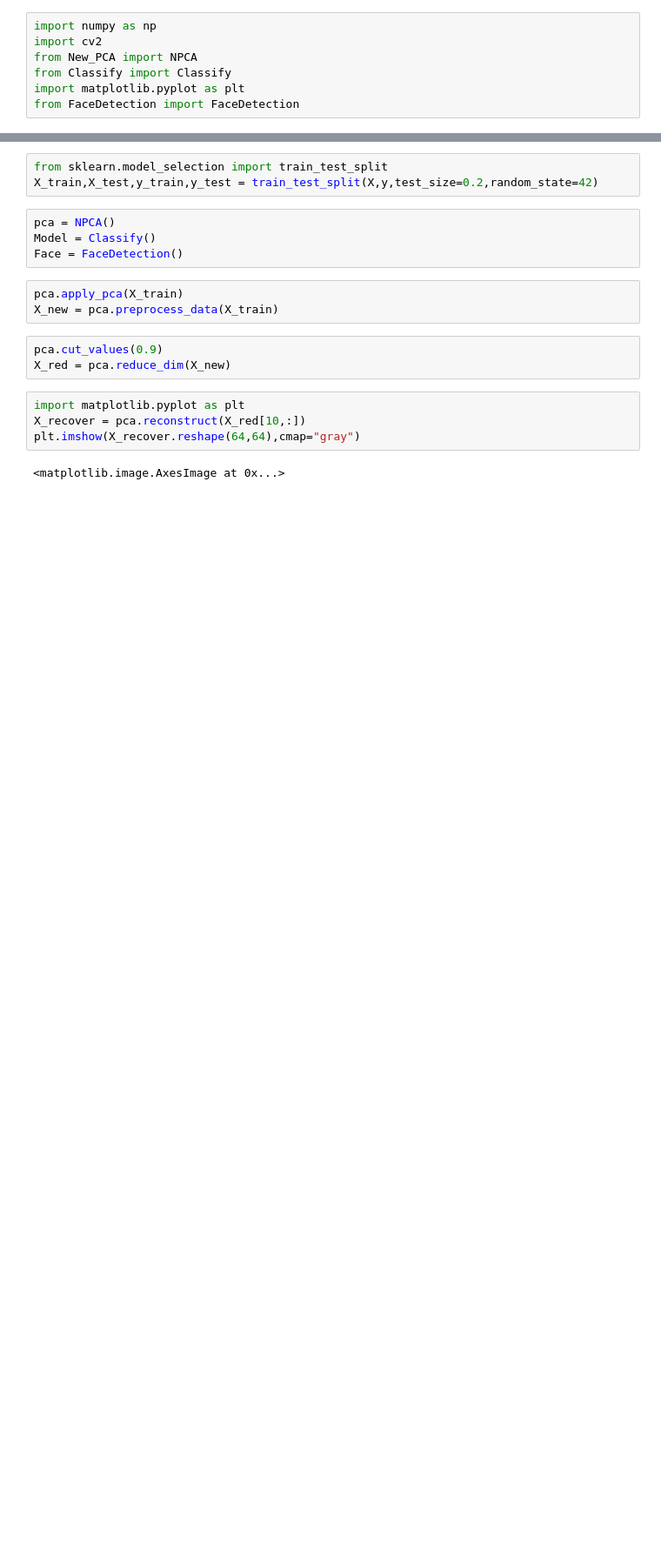
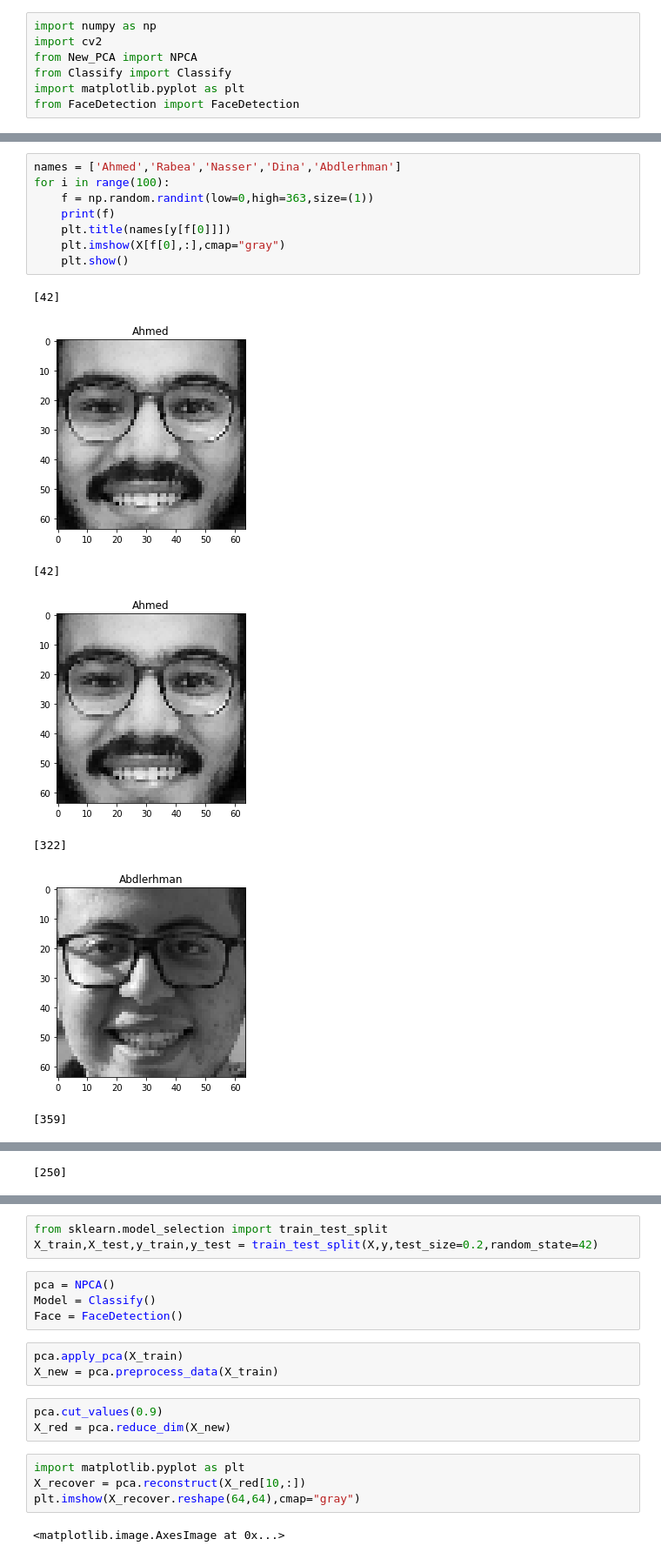
Before and after one commit to MahmoudRabea13/Find-My-Child, a Jupyter notebook: try.ipynb, the cells around one changed output, grey strips where cells are left out. Shown at 87% size. Cells and saved outputs as stored; diff of their text form; blank space fills up the shorter version.

```diff
--- a/try.ipynb
+++ b/try.ipynb
@@ -14,0 +15,16 @@ len(X)
+# %%
+names = ['Ahmed','Rabea','Nasser','Dina','Abdlerhman']
+for i in range(100):
+    f = np.random.randint(low=0,high=363,size=(1))
+    print(f)
+    plt.title(names[y[f[0]]])
+    plt.imshow(X[f[0],:],cmap="gray")
+    plt.show()
+# %% [output]
+[42]
+[figure, added]
+[42]
+[figure, added]
+[322]
+[figure, added]
+[359]
@@ -14,0 +32 @@ len(X)
+[250]
```
Also changed, not shown: parts of 9 cells of this notebook, 7 other files.
